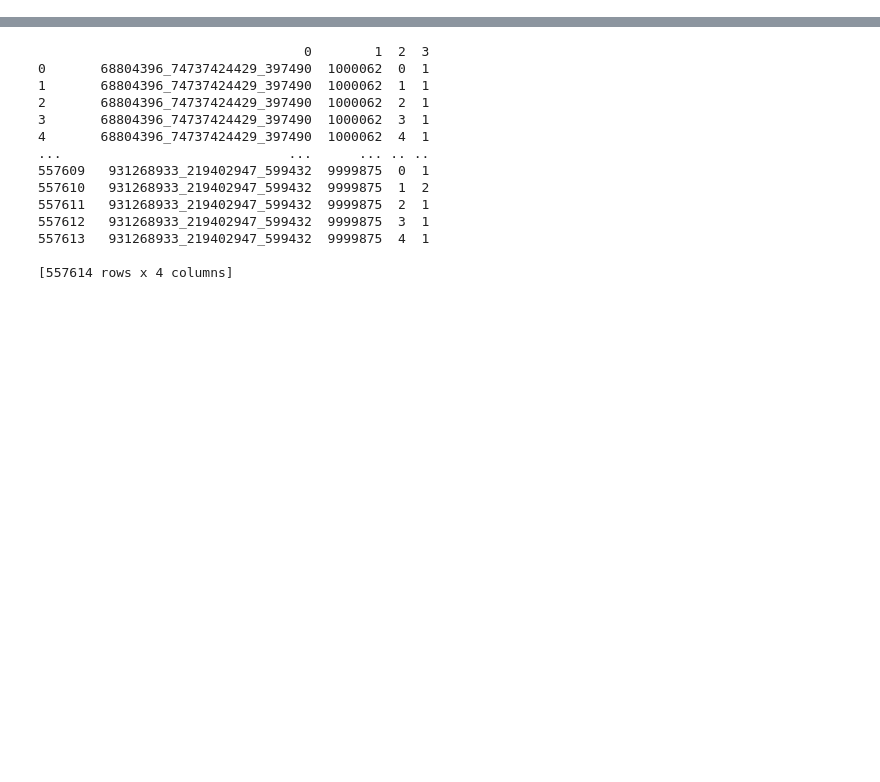
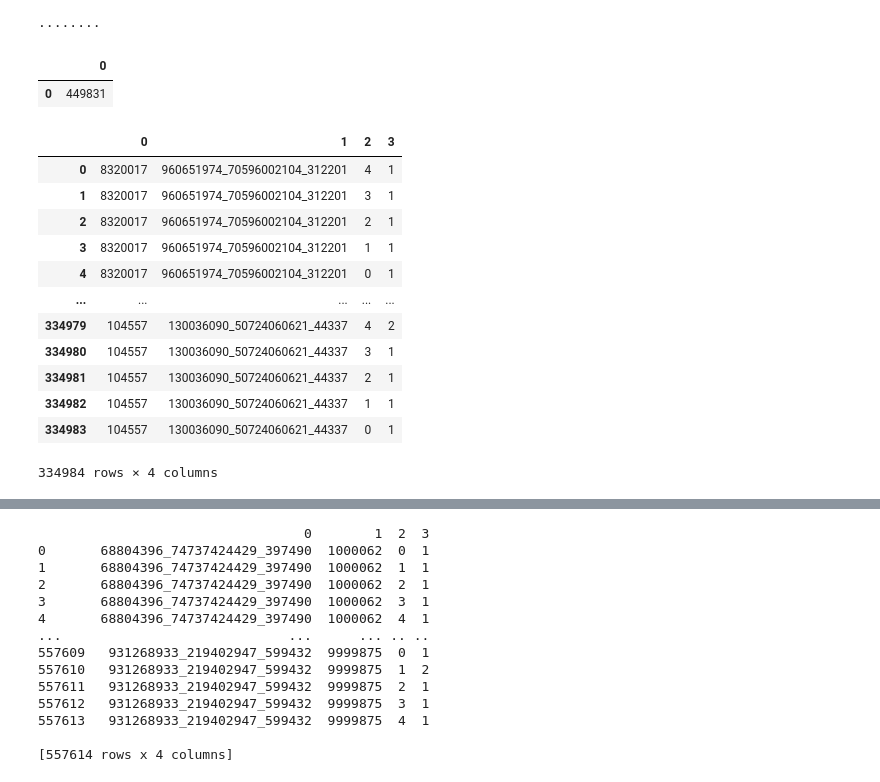
Before and after one commit to nessajimenez/vanguard-ab-test-, a Jupyter notebook: Data Processing/Conclusions for Error Rates.ipynb, the cells around one changed output, grey strips where cells are left out. Drawn from its saved outputs; the diff is of its cells as text; code cells hidden in the pictures; blank space fills up the shorter version.

```diff
--- a/Data Processing/Conclusions for Error Rates.ipynb
+++ b/Data Processing/Conclusions for Error Rates.ipynb
@@ -6 +10,6 @@ import numpy as np
 %matplotlib inline
+# %%
+import getpass  # To get the password without showing the input
+password = getpass.getpass()
+# %% [output]
+········
@@ -6,0 +44,5 @@ import numpy as np
+# %%
+total_interactions
+# %% [output]
+|  | 0 |
+| 0 | 449831 |
@@ -6,0 +79,16 @@ import numpy as np
+# %%
+error_search
+# %% [output]
+|  | 0 | 1 | 2 | 3 |
+| 0 | 8320017 | 960651974_70596002104_312201 | 4 | 1 |
+| 1 | 8320017 | 960651974_70596002104_312201 | 3 | 1 |
+| 2 | 8320017 | 960651974_70596002104_312201 | 2 | 1 |
+| 3 | 8320017 | 960651974_70596002104_312201 | 1 | 1 |
+| 4 | 8320017 | 960651974_70596002104_312201 | 0 | 1 |
+| ... | ... | ... | ... | ... |
+| 334979 | 104557 | 130036090_50724060621_44337 | 4 | 2 |
+| 334980 | 104557 | 130036090_50724060621_44337 | 3 | 1 |
+| 334981 | 104557 | 130036090_50724060621_44337 | 2 | 1 |
+| 334982 | 104557 | 130036090_50724060621_44337 | 1 | 1 |
+| 334983 | 104557 | 130036090_50724060621_44337 | 0 | 1 |
+334984 rows × 4 columns
```
Also changed, not shown: parts of 18 cells of this notebook, 2 other files.
